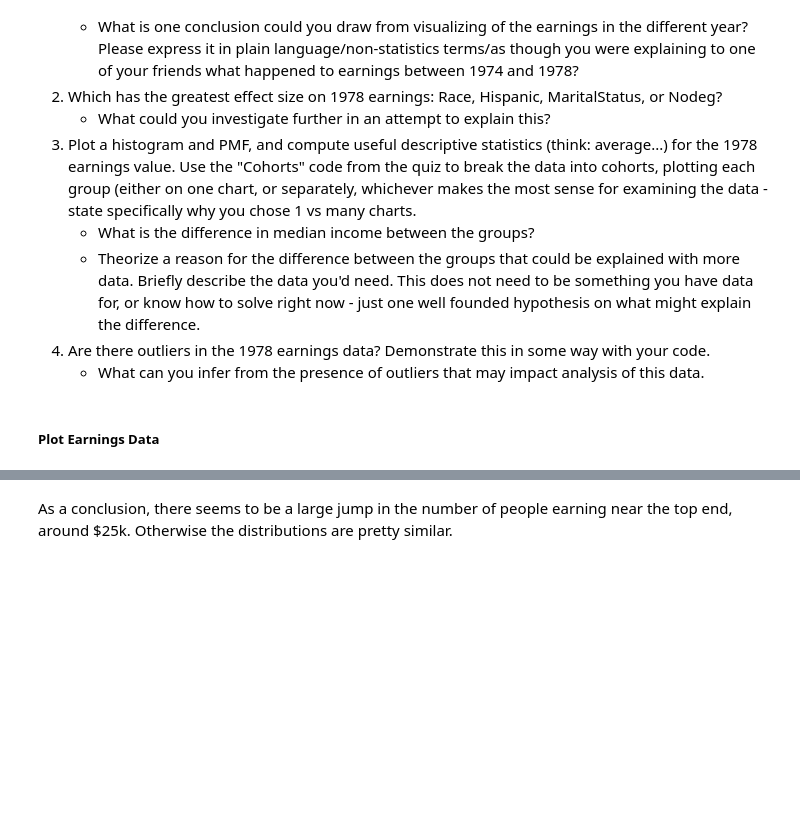
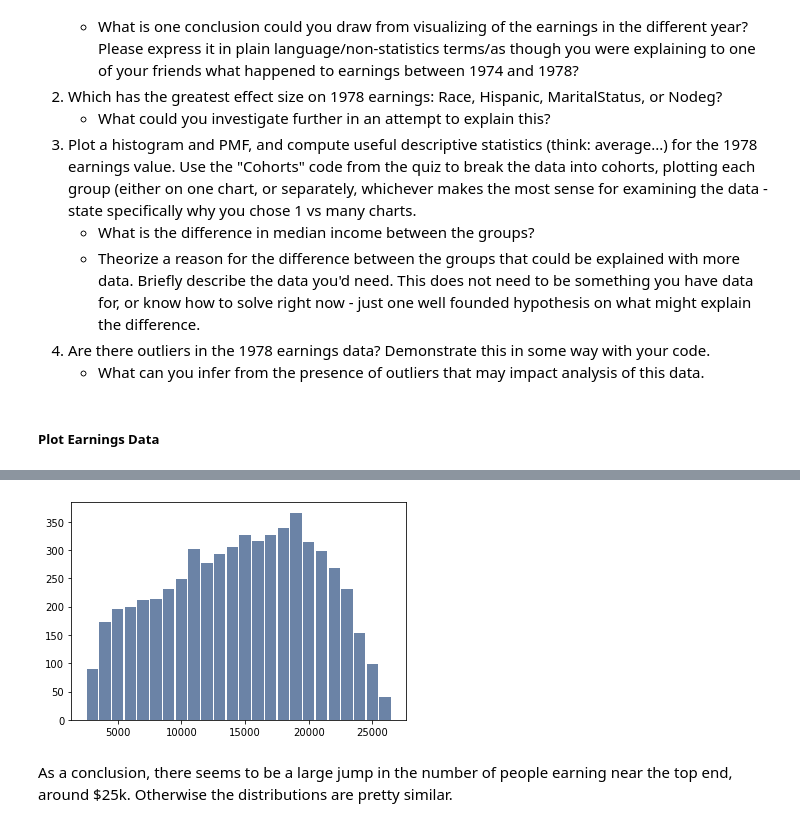
Before and after one commit to fadesere/BSIP_Assignment_1_Students, a Jupyter notebook: stats_asn_1_stud_temp.ipynb, the cells around one changed output, grey strips where cells are left out. Saved outputs shown, nothing was run; the diff lists cells and outputs as text; code cells hidden in the pictures; blank space fills up the shorter version.

```diff
--- a/stats_asn_1_stud_temp.ipynb
+++ b/stats_asn_1_stud_temp.ipynb
@@ -719,3 +866,10 @@ pd.DataFrame({'counts': counts, 'percent': percent, '%': percent100})
+# %%
+#Hist
+histSP = thinkstats2.Hist(round(df_real["Earnings_1974"], -3))
+thinkplot.Hist(histSP)
+thinkplot.Config()
+# %% [output]
+[figure, added]
 # %% [markdown]
 As a conclusion, there seems to be a large jump in the number of people earning near the top end, around $25k. Otherwise the distributions are pretty similar.
 # %% [markdown]
```
Also changed, not shown: parts of 19 cells of this notebook.
